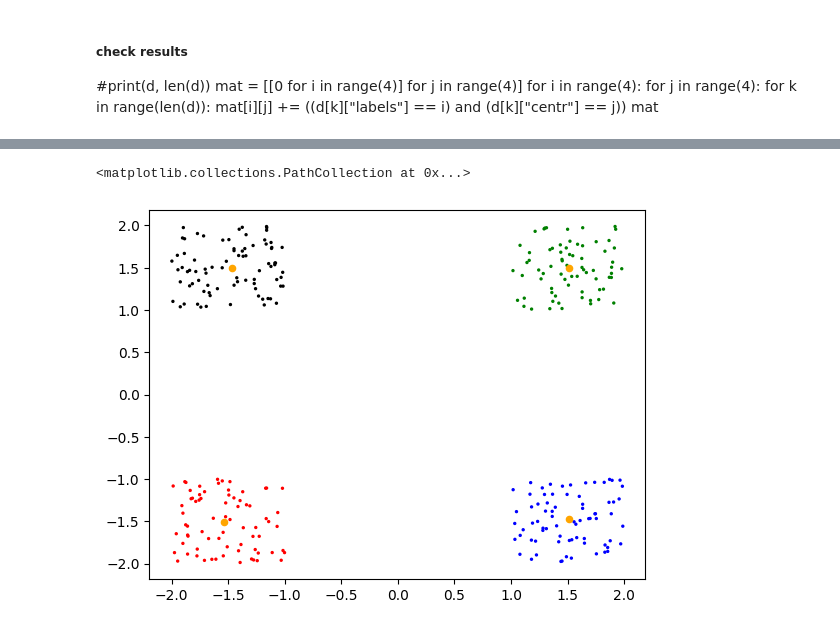
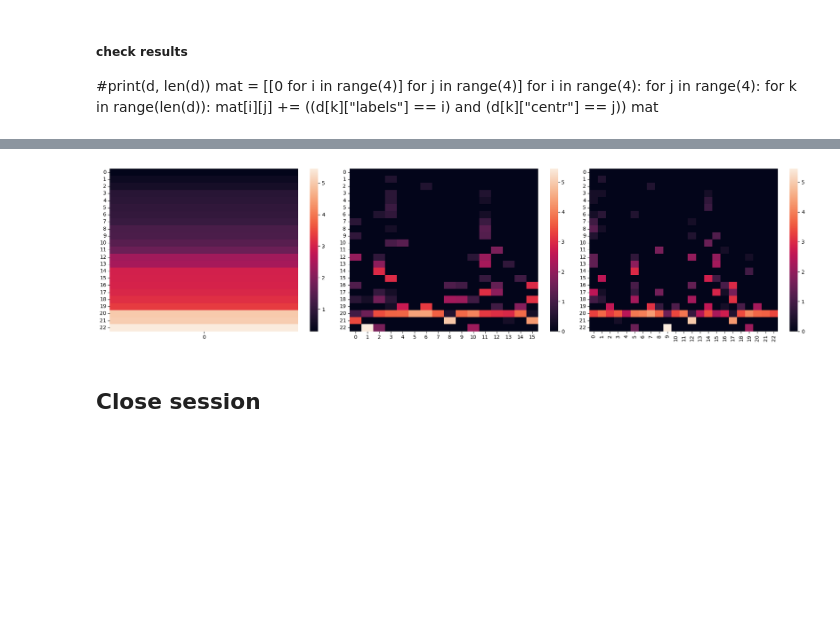
Before and after one commit to group9ine/distributed-k-means, a Jupyter notebook: notebooks/parallel_kmeans_dataframe.ipynb, the cells around one changed output, grey strips where cells are left out. Saved outputs shown, nothing was run; the diff lists cells and outputs as text; code cells hidden in the pictures; blank space fills up the shorter version.

```diff
--- a/notebooks/parallel_kmeans_dataframe.ipynb
+++ b/notebooks/parallel_kmeans_dataframe.ipynb
@@ -249,3 +303,5 @@ finaldata.take(1)
+# %%
+mini_data,_=kmeans(kdd,newcenters, local_centr=True)
 # %% [markdown]
 ##### check results
 #print(d, len(d))
@@ -350,10 +314,30 @@ c_k=c_k.collect()
-# %%
-colors=["black", "green", "red", "blue"]
-plt.scatter([d[0] for d in data_k_l], [d[1] for d in data_k_l], color=[colors[d["centr"]] for d in data_k_l], s=2)
-plt.scatter([d[0] for d in c_k], [d[1] for d in c_k], color="orange", s=20)
-# %% [output]
-<matplotlib.collections.PathCollection at 0x...>
-[figure, removed]
+# %%
+u_data = unif_data.select("labels", "centr").groupBy("labels", "centr").count().collect()
+p_data = per_data.select("labels", "centr").groupBy("labels", "centr").count().collect()
+m_data = mini_data.select("labels", "centr").groupBy("labels", "centr").count().collect()
+# %%
+u_mat = np.zeros(shape= ((np.max(u_data, axis=0)+1)[0:2]).tolist())
+p_mat = np.zeros(shape= ((np.max(p_data, axis=0)+1)[0:2]).tolist())
+m_mat = np.zeros(shape= ((np.max(m_data, axis=0)+1)[0:2]).tolist())
+# %%
+for d in u_data:
+    u_mat[d[0]][d[1]]=np.log10(d[2])
+
+for d in p_data:
+    p_mat[d[0]][d[1]]=np.log10(d[2])
+
+for d in m_data:
+    m_mat[d[0]][d[1]]=np.log10(d[2])
+# %%
+fig, ax=plt.subplots(ncols=3, figsize=(20,5))
+sns.heatmap(u_mat, ax=ax[0])
+sns.heatmap(p_mat, ax=ax[1])
+sns.heatmap(m_mat, ax=ax[2])
+fig.tight_layout()
+# %% [output]
+[figure, added]
+# %% [markdown]
+## Close session
 # %%
 sc.stop()
 spark.stop()
```
Also changed, not shown: parts of 41 cells of this notebook.
